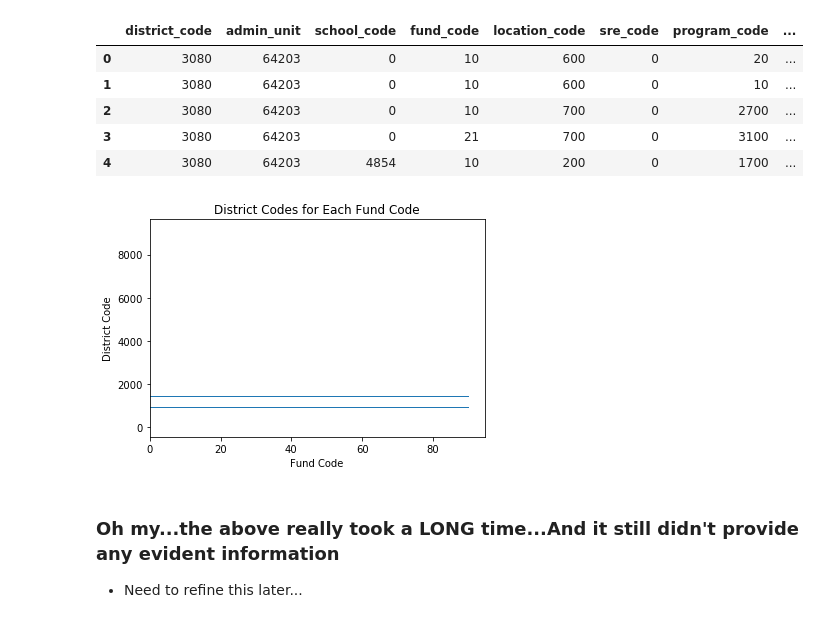
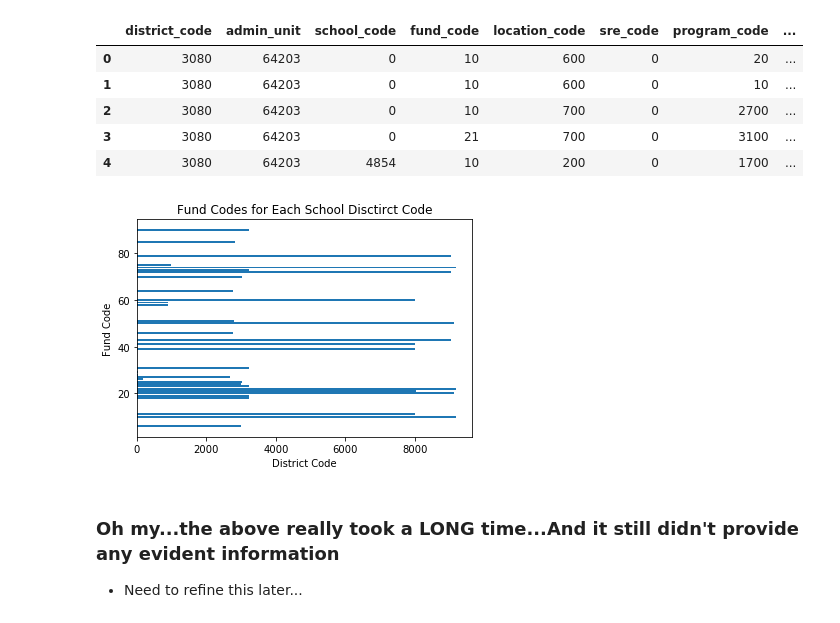
Before and after one commit to stacysandy/Data-Science-Practicum-II, a Jupyter notebook: Stacey_Sandy-Practicum_II.ipynb, the cells around one changed output. Drawn from its saved outputs; the diff is of its cells as text; code cells hidden in the pictures.

```diff
--- a/Stacey_Sandy-Practicum_II.ipynb
+++ b/Stacey_Sandy-Practicum_II.ipynb
@@ -1063,13 +1096,13 @@ COK12_df2.head()
 | 4 | 3080 | 64203 | 4854 | 10 | 200 | 0 | 1700 | ... |
 # %%
 # Insert a visualization here for more depth
-plt.barh(COK12_df2.district_code, COK12_df2.fund_code)
-plt.xlabel('Fund Code')
-plt.ylabel('District Code')
-plt.title('District Codes for Each Fund Code')
+plt.barh(COK12_df2.fund_code, COK12_df2.district_code)
+plt.xlabel('District Code')
+plt.ylabel('Fund Code')
+plt.title('Fund Codes for Each School Disctirct Code')
 plt.savefig('DC_FC.png', dpi=300, bbox_inches='tight')
 # %% [output]
-[figure, old version]
+[figure, new version]
 # %% [markdown]
 ### Oh my...the above really took a LONG time...And it still didn't provide any evident information
 * Need to refine this later...
```
Also changed, not shown: parts of 31 cells of this notebook.
